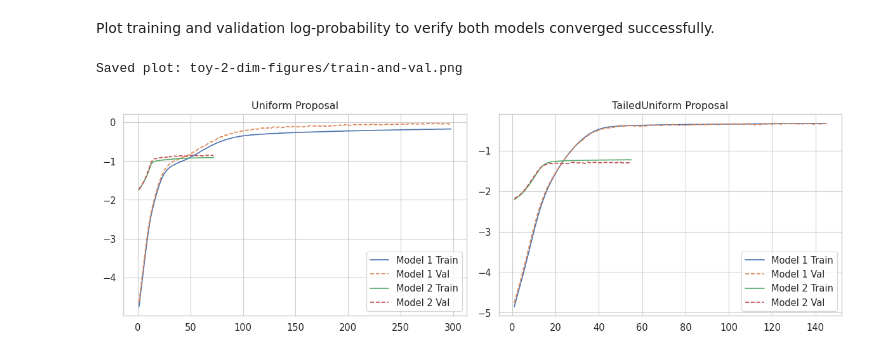
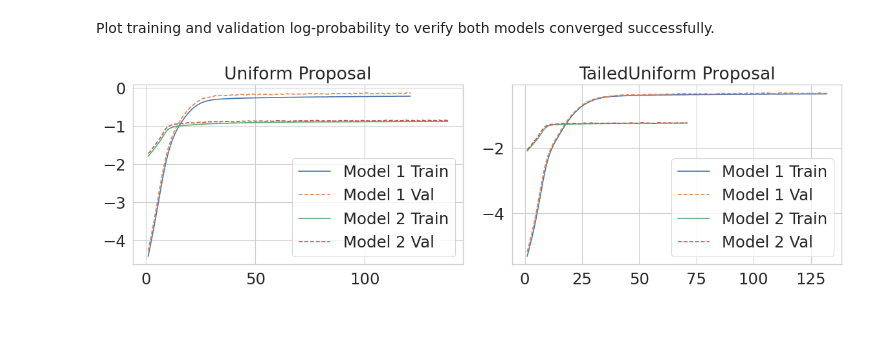
Before and after one commit to chaipattira/tailed-uniform-sbi, a Jupyter notebook: notebooks-clean/toy-2-dim-training.ipynb, the cells around one changed output. Saved outputs shown, nothing was run; the diff lists cells and outputs as text; code cells hidden in the pictures; blank space fills up the shorter version.

```diff
--- a/notebooks-clean/toy-2-dim-training.ipynb
+++ b/notebooks-clean/toy-2-dim-training.ipynb
@@ -23,7 +23,7 @@ from toolbox.simulators import sample_uniform_lhs
 device = 'cuda' if torch.cuda.is_available() else 'cpu'
 print('Device:', device)
 
-sns.set(style="whitegrid", context="paper", font_scale=1.2)
+sns.set(style="whitegrid", context="paper", font_scale=2)
 # %% [output]
 Device: cpu
 # %% [markdown]
@@ -31,7 +31,7 @@ Device: cpu
 
 Sample parameters from Uniform and TailedUniform (σ=0.1×width) using LHS, then run forward simulator to generate observations.
 # %%
-n_simulations = 4000
+n_simulations = 6000
 
 # Parameters ranges
 param_1_range = (-1.0, 1.0)
@@ -70,8 +70,7 @@ proposal_new = TailedUniform(
     sigma = torch.tensor([sigmas[0], sigmas[1]], dtype=torch.float32),
 )
 
-# Sample from the old and new proposal distributions
-# LHS
+# LHS sampling from the old and new proposal distributions
 theta_old = sample_uniform_lhs(n_simulations,  param_ranges)
 theta = proposal_new.sample_lhs(n_simulations)
 
@@ -100,31 +79,0 @@ ref_posteriors = torch.stack(ref_posteriors)
-# %%
-# Test with a few examples to verify correctness
-n_test = 7
-
-fig, axes = plt.subplots(1, n_test, figsize=(15, 4))
-
-for i in range(n_test):
-   axes[i].scatter(ref_posteriors[i, :, 0], ref_posteriors[i, :, 1],
-                  alpha=0.5, s=1, label='Posterior samples')
-   axes[i].scatter(theta[i, 0], theta[i, 1],
-                  color='red', s=50, marker='x', label='True θ')
-   axes[i].set_title(f'Sample #{i}')
-   if i == 0:
-       axes[i].legend()
-
-plt.tight_layout()
-# Save the figure
-os.makedirs('toy-2-dim-figures', exist_ok=True)
-filename = f'toy-2-dim-figures/example-samples.png'
-plt.savefig(filename, dpi=300, bbox_inches='tight')
-print(f"Saved plot: {filename}")
-plt.show()
-
-
-# Check if true parameters are within posterior support
-print("Checking if true parameters are covered by posteriors:")
-for i in range(min(n_test, n_simulations)):
-   post_min = ref_posteriors[i].min(dim=0)[0]
-   post_max = ref_posteriors[i].max(dim=0)[0]
-   covered = torch.all((theta[i] >= post_min) & (theta[i] <= post_max))
-   print(f"Sample {i}: Covered: {covered}")
@@ -265,31 +200,27 @@ Plot training and validation log-probability to verify both models converged suc
 # %%
 fig, axes = plt.subplots(1, 2, figsize=(12, 4))
 
 # Uniform proposal
 for i, summary in enumerate(summaries_old):
    train_logprob = -1.0 * np.array(summary['training_loss'])
    val_logprob = -1.0 * np.array(summary['validation_loss'])
    epochs = np.arange(1, len(train_logprob) + 1)
    axes[0].plot(epochs, train_logprob, label=f"Model {i+1} Train")
    axes[0].plot(epochs, val_logprob, '--', label=f"Model {i+1} Val")
 axes[0].set_title('Uniform Proposal')
 axes[0].legend()
 
 # TailedUniform proposal
 for i, summary in enumerate(summaries):
    train_logprob = -1.0 * np.array(summary['training_loss'])
    val_logprob = -1.0 * np.array(summary['validation_loss'])
    epochs = np.arange(1, len(train_logprob) + 1)
    axes[1].plot(epochs, train_logprob, label=f"Model {i+1} Train")
    axes[1].plot(epochs, val_logprob, '--', label=f"Model {i+1} Val")
 axes[1].set_title('TailedUniform Proposal')
 axes[1].legend()
 
 plt.tight_layout()
-filename = f'toy-2-dim-figures/train-and-val.png'
-plt.savefig(filename, dpi=300, bbox_inches='tight')
-print(f"Saved plot: {filename}")
 plt.show()
 # %% [output]
-Saved plot: toy-2-dim-figures/train-and-val.png
-[figure, old version]
+[figure, new version]
```
Also changed, not shown: parts of 8 cells of this notebook, 6 other files.
